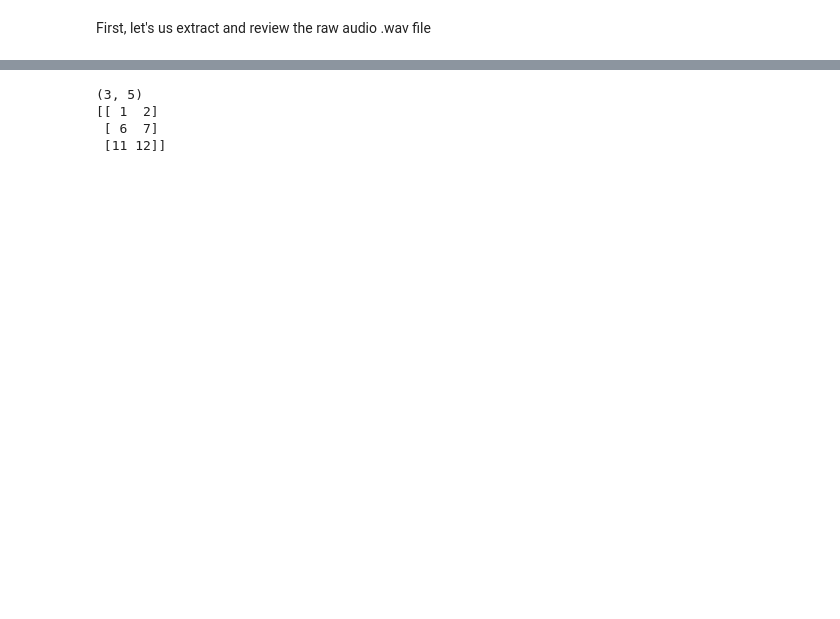
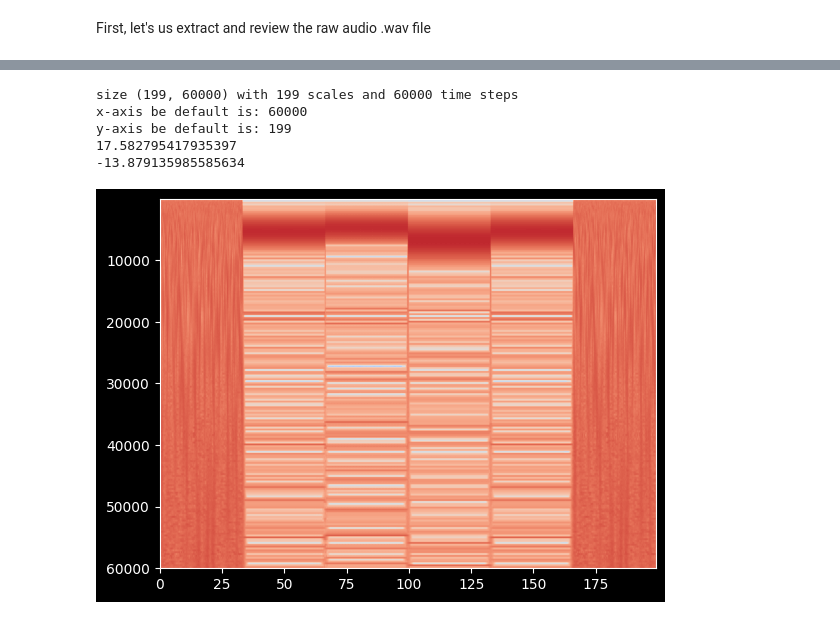
Before and after one commit to cyschneck/wavelet-tutorial, a Jupyter notebook: wavelet_spy.ipynb, the cells around one changed output, grey strips where cells are left out. Cells and saved outputs as stored; diff of their text form; code cells hidden in the pictures; blank space fills up the shorter version.

```diff
--- a/wavelet_spy.ipynb
+++ b/wavelet_spy.ipynb
@@ -206,13 +176,11 @@ Attempt to set non-positive ylim on a log-scaled axis will be ignored.
 # Cone of Influence: COI
 # Shows regions of scalogram that are potentionally being impacted by the edge-effect where streched wavelets extend beyond the edge of an interval
 # matlab breakdown: https://www.mathworks.com/help/wavelet/ug/boundary-effects-and-the-cone-of-influence.html
-#Cut down and only display the first x elements of each (for preformance)
-# Example of how x elements are cut off
-numbers = np.array([[1, 2, 3, 4, 5],[6, 7, 8, 9, 10],[11, 12, 13, 14, 15]])
-print(numbers.shape)
-print(numbers[:,:2])
+import pywt
+import numpy as np
+import matplotlib.pyplot as plt
+
+t = np.linspace(0, 1, 200)
+signal = abs(np.cos(2 * np.pi * 7 * t))
+scales = np.arange(0, 31)
+coef, freqs = pywt.cwt(signal, scales, 'gaus1')
-# %% [output]
-(3, 5)
-[[ 1  2]
- [ 6  7]
- [11 12]]
@@ -218,0 +196,39 @@ print(numbers[:,:2])
+# %%
+import scipy.io.wavfile
+import numpy as np
+import pywt
+import math
+sample_freq, signal = scipy.io.wavfile.read("data/mystery_signal.wav")
+
+# Amplitude determines the volume of thes ound
+# Frequency determines the chord
+
+wavelet_mother = "morl" # morlet
+scales = np.arange(1, 200)
+wavelet_coeffs, freqs = pywt.cwt(signal, scales, wavelet = wavelet_mother)
+# Shape of wavelet transform
+print(f"size {wavelet_coeffs.shape} with {wavelet_coeffs.shape[0]} scales and {wavelet_coeffs.shape[1]} time steps")
+print(f"x-axis be default is: {wavelet_coeffs.shape[1]}")
+print(f"y-axis be default is: {wavelet_coeffs.shape[0]}")
+#print(pd.DataFrame(wavelet_coeffs).head(2))
+#print(freqs)
+import matplotlib.pyplot as plt
+
+# Plot scalogram
+data = None
+plt.style.use('dark_background')
+data = np.log2(abs(wavelet_coeffs)) # compare the magntiude
+print(np.amax(data))
+print(np.amin(data))
+plt.imshow(data,
+           extent=[0, wavelet_coeffs.shape[0], wavelet_coeffs.shape[1], 1],
+           vmax=(data).max(), vmin=(data).min(),
+           cmap="coolwarm", aspect="auto")
+plt.show()
+# %% [output]
+size (199, 60000) with 199 scales and 60000 time steps
+x-axis be default is: 60000
+y-axis be default is: 199
+17.582795417935397
+-13.879135985585634
+[figure, added]
```
Also changed, not shown: parts of 13 cells of this notebook.
